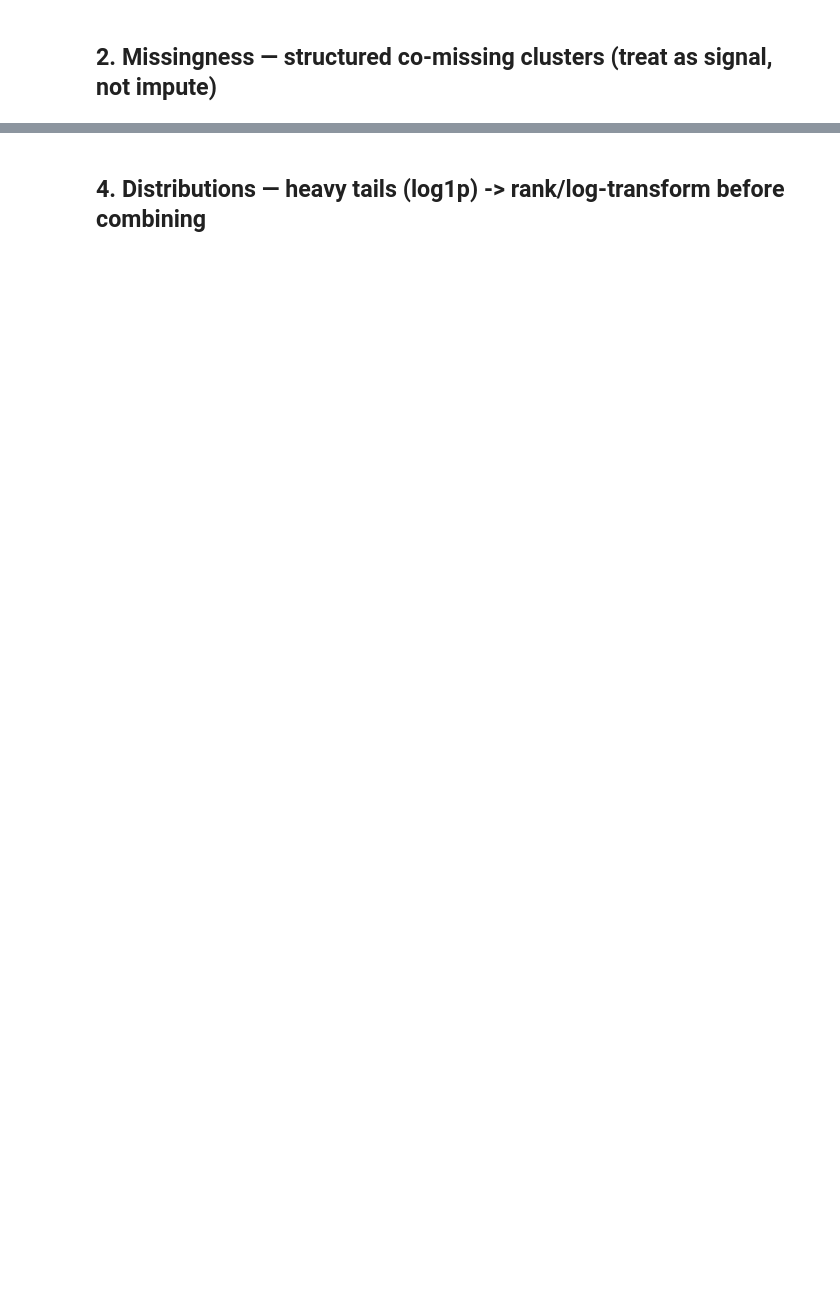
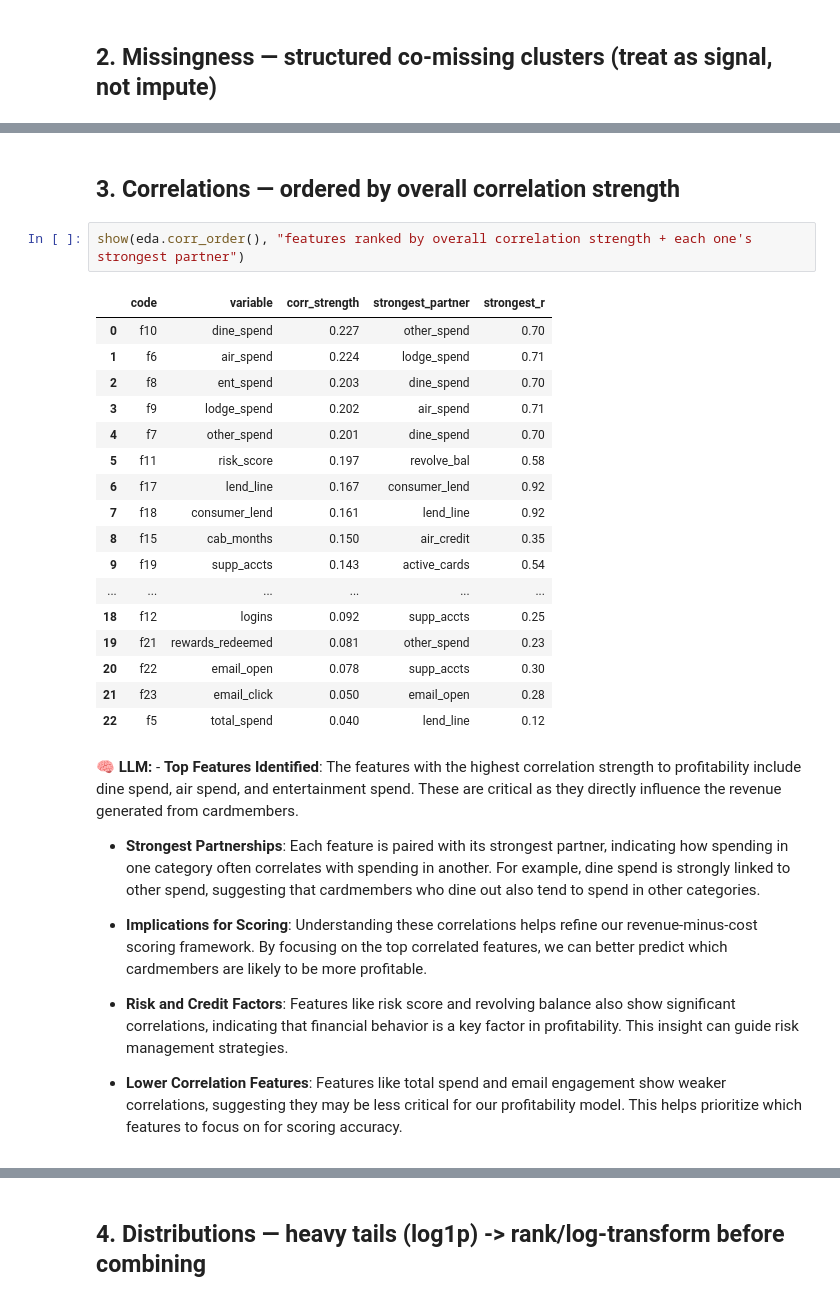
Before and after one commit to Harsh-BH/amex-2026, a Jupyter notebook: notebooks/eda.ipynb, the cells around one changed output, grey strips where cells are left out. Saved outputs shown, nothing was run; the diff lists cells and outputs as text; blank space fills up the shorter version.

```diff
--- a/notebooks/eda.ipynb
+++ b/notebooks/eda.ipynb
@@ -98,0 +147,31 @@ eda.plot_corr();
+# %% [markdown]
+## 3. Correlations — ordered by overall correlation strength
+# %%
+show(eda.corr_order(), "features ranked by overall correlation strength + each one's strongest partner")
+# %% [output]
+|  | code | variable | corr_strength | strongest_partner | strongest_r |
+| 0 | f10 | dine_spend | 0.227 | other_spend | 0.70 |
+| 1 | f6 | air_spend | 0.224 | lodge_spend | 0.71 |
+| 2 | f8 | ent_spend | 0.203 | dine_spend | 0.70 |
+| 3 | f9 | lodge_spend | 0.202 | air_spend | 0.71 |
+| 4 | f7 | other_spend | 0.201 | dine_spend | 0.70 |
+| 5 | f11 | risk_score | 0.197 | revolve_bal | 0.58 |
+| 6 | f17 | lend_line | 0.167 | consumer_lend | 0.92 |
+| 7 | f18 | consumer_lend | 0.161 | lend_line | 0.92 |
+| 8 | f15 | cab_months | 0.150 | air_credit | 0.35 |
+| 9 | f19 | supp_accts | 0.143 | active_cards | 0.54 |
+| ... | ... | ... | ... | ... | ... |
+| 18 | f12 | logins | 0.092 | supp_accts | 0.25 |
+| 19 | f21 | rewards_redeemed | 0.081 | other_spend | 0.23 |
+| 20 | f22 | email_open | 0.078 | supp_accts | 0.30 |
+| 21 | f23 | email_click | 0.050 | email_open | 0.28 |
+| 22 | f5 | total_spend | 0.040 | lend_line | 0.12 |
+**🧠 LLM:** - **Top Features Identified**: The features with the highest correlation strength to profitability include dine spend, air spend, and entertainment spend. These are critical as they directly influence the revenue generated from cardmembers.
+
+- **Strongest Partnerships**: Each feature is paired with its strongest partner, indicating how spending in one category often correlates with spending in another. For example, dine spend is strongly linked to other spend, suggesting that cardmembers who dine out also tend to spend in other categories.
+
+- **Implications for Scoring**: Understanding these correlations helps refine our revenue-minus-cost scoring framework. By focusing on the top correlated features, we can better predict which cardmembers are likely to be more profitable.
+
+- **Risk and Credit Factors**: Features like risk score and revolving balance also show significant correlations, indicating that financial behavior is a key factor in profitability. This insight can guide risk management strategies.
+
+- **Lower Correlation Features**: Features like total spend and email engagement show weaker correlations, suggesting they may be less critical for our profitability model. This helps prioritize which features to focus on for scoring accuracy.
```
Also changed, not shown: parts of 22 cells of this notebook, 3 other files.
